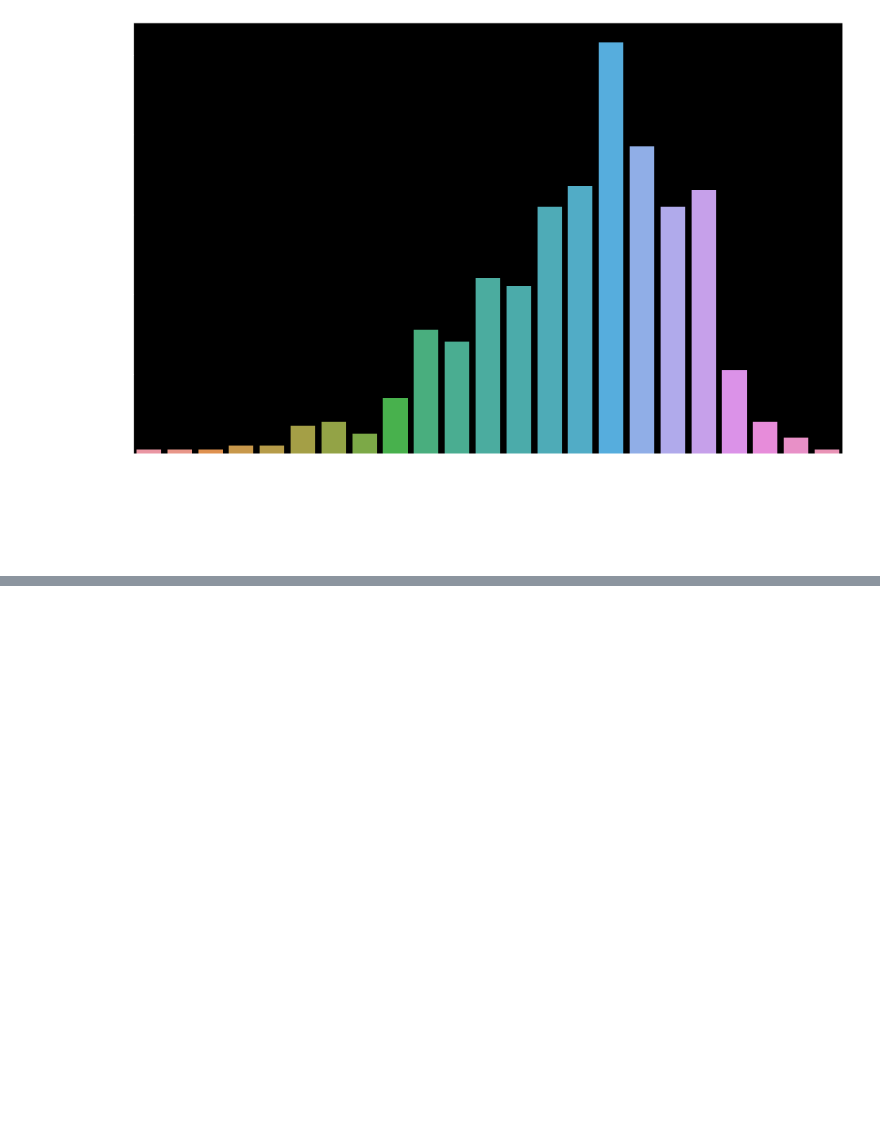
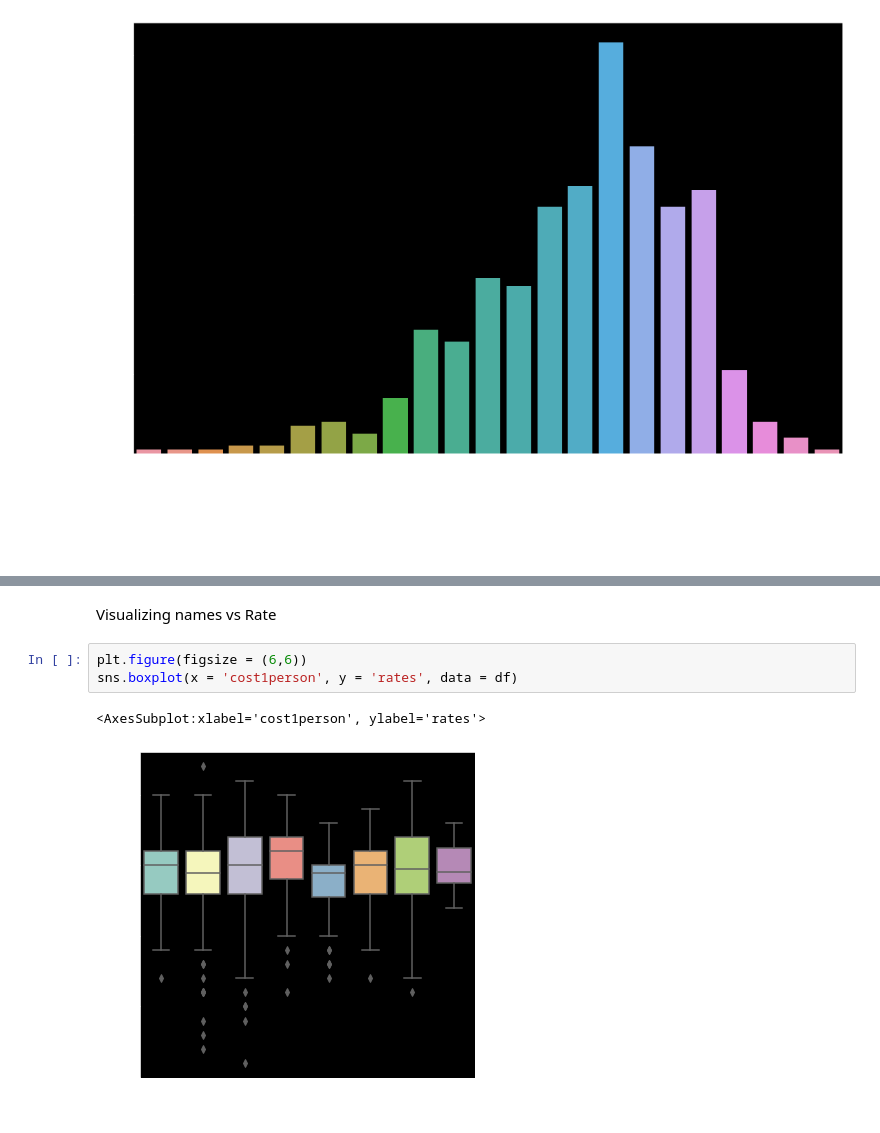
Before and after one commit to Rishiraj-singh7/Zomato-Hyderabad-Analysisv, a Jupyter notebook: main.ipynb, the cells around one changed output, grey strips where cells are left out. Drawn from its saved outputs; the diff is of its cells as text; blank space fills up the shorter version.

```diff
--- a/main.ipynb
+++ b/main.ipynb
@@ -231,0 +240,8 @@ plt.xticks(rotation=90)
+# %% [markdown]
+Visualizing names vs Rate
+# %%
+plt.figure(figsize = (6,6))
+sns.boxplot(x = 'cost1person', y = 'rates', data = df)
+# %% [output]
+<AxesSubplot:xlabel='cost1person', ylabel='rates'>
+[figure, added]
```
Also changed, not shown: parts of 6 cells of this notebook, 1 other file.
